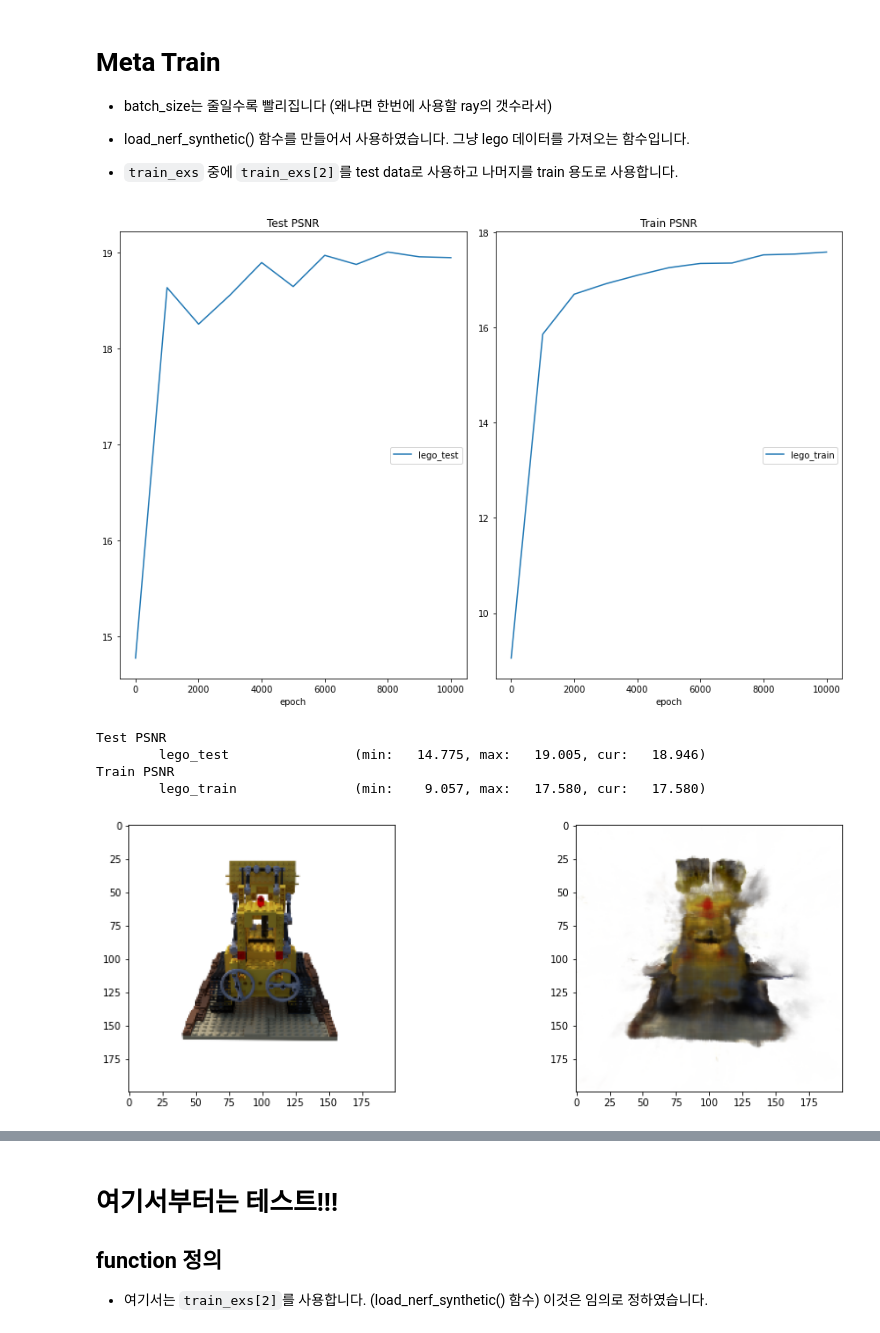
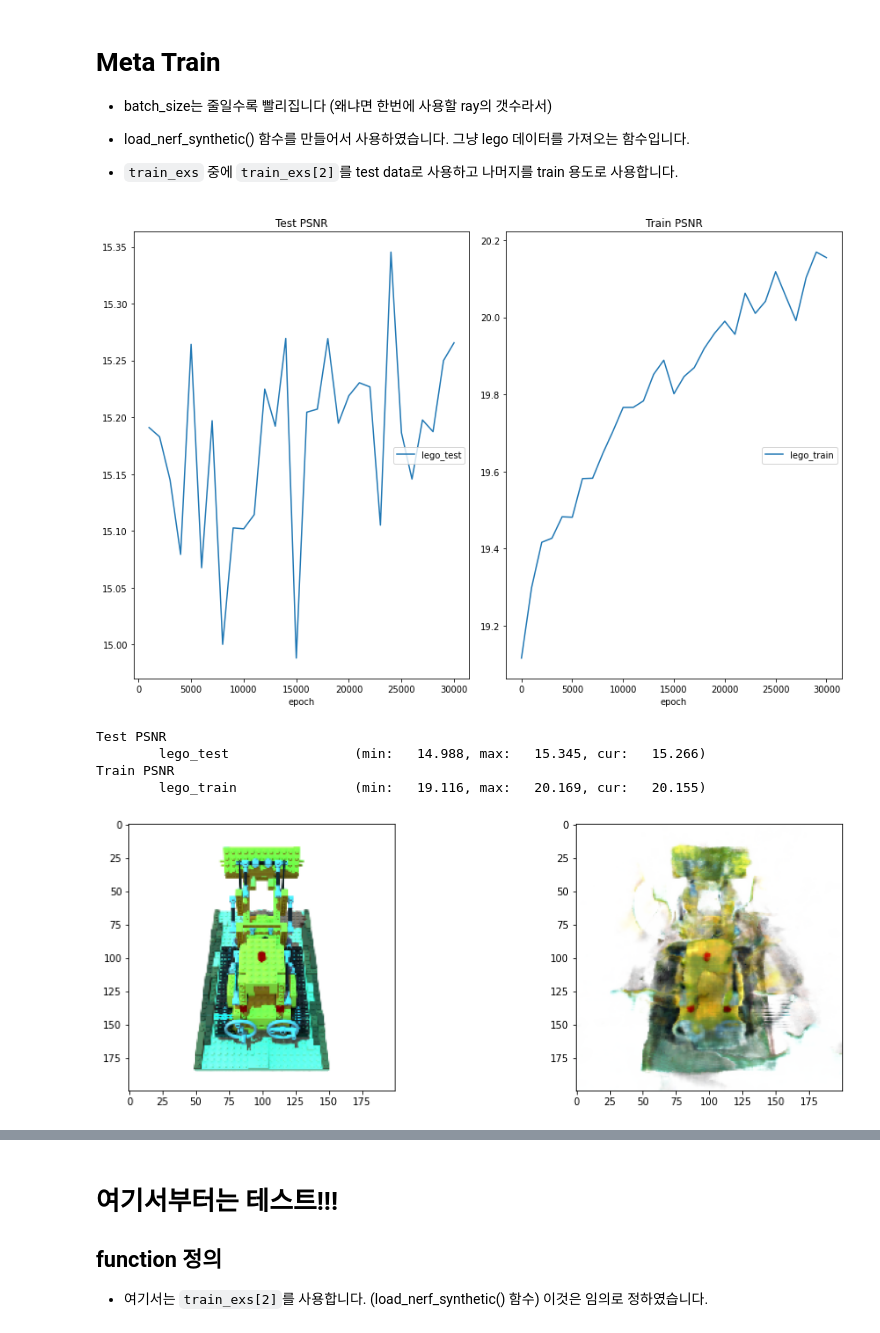
Before and after one commit to robot0321/project_iNeRF, a Jupyter notebook: meta-iNeRF.ipynb, the cells around one changed output, grey strips where cells are left out. Drawn from its saved outputs; the diff is of its cells as text; code cells hidden in the pictures.

```diff
--- a/meta-iNeRF.ipynb
+++ b/meta-iNeRF.ipynb
@@ -68,5 +83,5 @@ pip install --upgrade jax==0.1.77 jaxlib==0.1.64+cuda110 -f https://storage.goog
 # %%
-DATA_PATH = '/mnt/disk2/JYChung/dataset/NeRF_Data/nerf_synthetic/lego/' # Update
+DATA_PATH = '/mnt/hdd1/stella/inerf/new_data' # Update
 # 이 폴더에 scene0 scene1 scene2 scene3 scene4가 있다고 가정...
 
 import json
@@ -83,11 +98,11 @@ def load_nerf_synthetic(scene_path, type="test", down=4):
     imgs = []
     bkgds = []
     poses = []
-    img0 = imageio.imread(os.path.join(scene_path, 'r_0.png')) # to get H, W
+    img0 = imageio.imread(os.path.join(scene_path, '0.png')) # to get H, W
     H, W = img0.shape[0]//down, img0.shape[1]//down
     for idx in np.arange(len(meta['frames'])):
         frame = meta['frames'][idx]
-        fname = os.path.join(scene_path, 'r_'+str(idx)+'.png')
+        fname = os.path.join(scene_path, str(idx)+'.png')
         try:
             imgs.append(cv2.resize(imageio.imread(fname),(H,W)))
             poses.append(np.array(frame['transform_matrix']))
@@ -100,11 +115,11 @@ def load_nerf_synthetic(scene_path, type="test", down=4):
 
     return imgs, poses, [H,W,focal]
 
-num_scene = 5
+num_scene = 6
 train_exs =[os.path.join(DATA_PATH, "scene"+str(scene), "train") for scene in range(num_scene)]
 # test_exs =[os.path.join(DATA_PATH, "scene"+str(scene), "test") for scene in range(num_scene)]
-
-imgs, poses, hwf = load_nerf_synthetic(scene_path=train_exs[0], type="train", down=4) # scene0, scene1, scene2 ...
+print(train_exs)
+imgs, poses, hwf = load_nerf_synthetic(scene_path=train_exs[0], type="test", down=4) # scene0, scene1, scene2 ...
 
 plt.imshow(imgs[0])
 print(imgs.shape)
@@ -239,7 +255,7 @@ plt_groups = {'Train PSNR':[], 'Test PSNR':[]}
 plotlosses_model = PlotLosses(groups=plt_groups)
 
 exp_name = 'lego'
-max_iters = 10001
+max_iters = 30001
 batch_size = 128
 
 num_views = 100
@@ -254,8 +270,12 @@ os.makedirs(checkpoint_dir, exist_ok=True)
 
 N_samples = 128
 
+checkpoint_file = checkpoint_dir + 'lego_10000.pkl'
+
 model = hk.without_apply_rng(hk.transform(lambda x, y=None: Model()(x, y)))
-params = model.init(rng, np.ones((1,3)))
+#params = model.init(rng, np.ones((1,3)))
+with open(checkpoint_file, 'rb') as file:
+    params = pickle.load(file)
 
 test_inner_steps = 128*128 * 4// batch_size
 
@@ -326,8 +346,8 @@ test_psnrs = []
 images_save = []
 poses_save = []
 hwf_save = []
-for tr_i in [0,1,3,4]:
-    images, poses, hwf = load_nerf_synthetic(scene_path=train_exs[tr_i], type="train", down=4)
+for tr_i in [0,1,3,4,5]:
+    images, poses, hwf = load_nerf_synthetic(scene_path=train_exs[tr_i], type="test", down=4)
     images_save.append(images)
     poses_save.append(poses)
     hwf_save.append(hwf)
@@ -369,40 +389,40 @@ for step in range(max_iters):
 
         test_psnr = []
         for i in range(5):
-            images, poses, hwf = load_nerf_synthetic(scene_path=train_exs[2], type="train", down=4) # middle data
+            images, poses, hwf = load_nerf_synthetic(scene_path=train_exs[2], type="test", down=4) # middle data
             test_holdout_images, test_images = np.split(images, [75], axis=0)
             test_holdout_poses, test_poses = np.split(poses, [75], axis=0)
 
             test_rays = get_ray_batch(hwf[0], hwf[1], hwf[2], test_poses)
 
             test_images = test_images[:test_time_views]
             test_rays = test_rays[:test_time_views]
 
             test_images = np.reshape(test_images, (-1,3))
             test_rays = np.reshape(test_rays, (2,-1,3))
             rng, test_params, test_inner_loss = update_network_weights_test(rng, test_images, test_rays, params, test_inner_steps)
 
             test_holdout_rays = get_rays(hwf[0], hwf[1], hwf[2], test_holdout_poses[0])
             test_result = np.clip(render_fn(rng, model, test_params, test_holdout_rays, N_samples, rand=False)[0], 0, 1)
             test_psnr.append(psnr_fn(test_holdout_images[0], test_result))
 
         test_psnr = np.mean(np.array(test_psnr))
         test_psnrs.append(test_psnr)
         plotlosses_model.update({exp_name+'_test':test_psnr}, current_step=step)
         plotlosses_model.send()
 
         plt.figure(figsize=(15, 5))
         plt.subplot(1, 2, 1)
         plt.imshow(test_holdout_images[0])
         plt.subplot(1, 2, 2)
         plt.imshow(test_result)
         plt.show()
     if step % 10000 == 0 and step != 0:
         pickle.dump(params, open(f"{checkpoint_dir}/{exp_name}_{step}.pkl", 'wb'))
 # %% [output]
-[figure, old version]
+[figure, new version]
 Test PSNR
-        lego_test                (min:   14.775, max:   19.005, cur:   18.946)
+        lego_test                (min:   14.988, max:   15.345, cur:   15.266)
 Train PSNR
-        lego_train               (min:    9.057, max:   17.580, cur:   17.580)
+        lego_train               (min:   19.116, max:   20.169, cur:   20.155)
-[figure, old version]
+[figure, new version]
```
Also changed, not shown: parts of 12 cells of this notebook, 3 other files.
